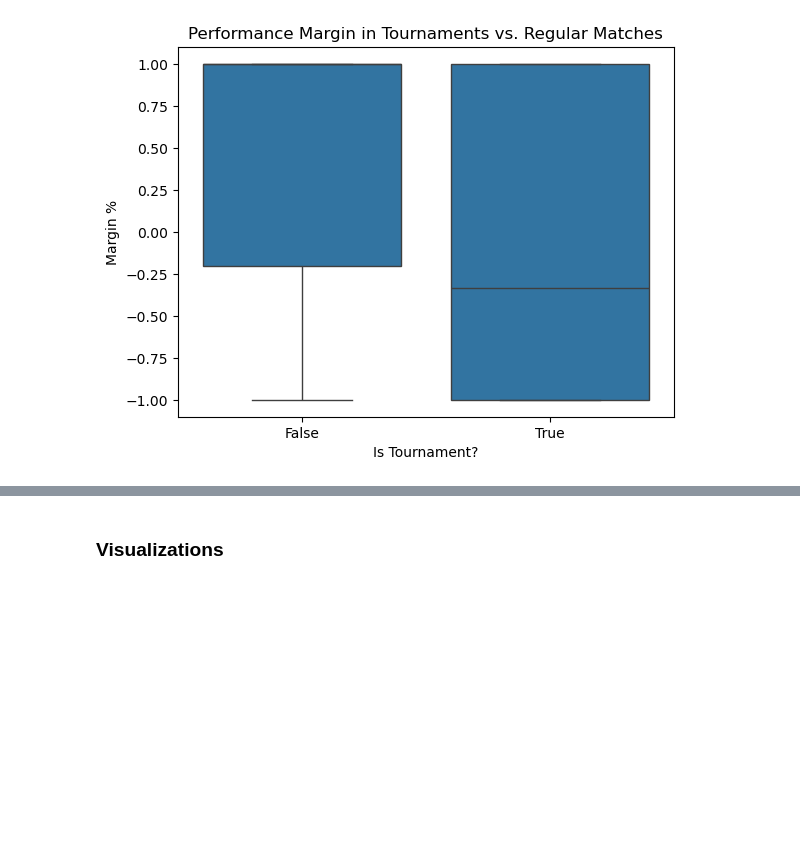
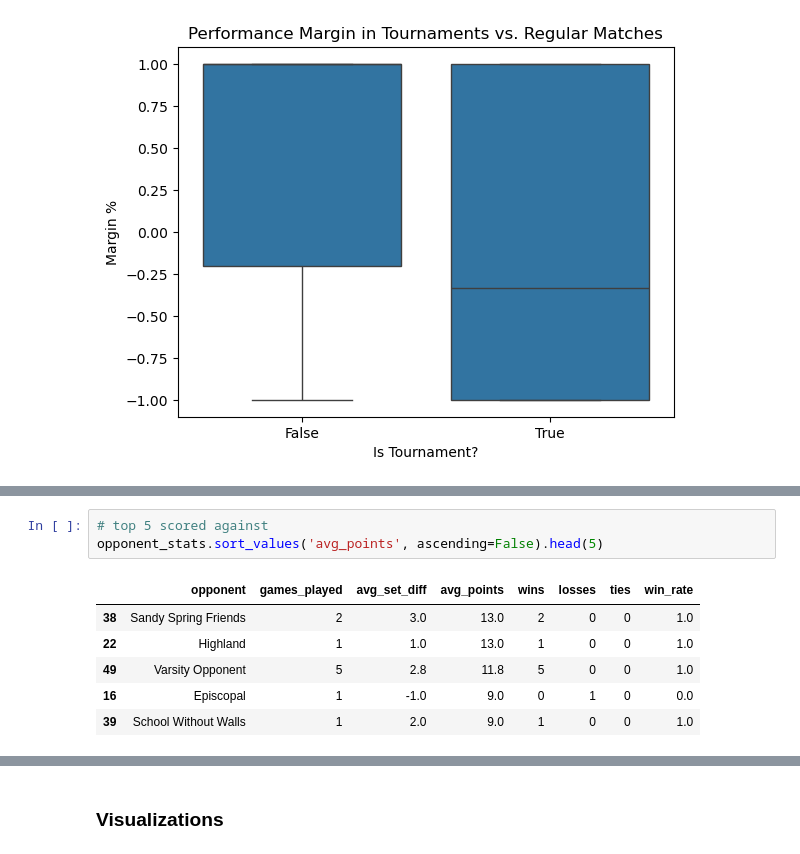
Before and after one commit to drblitx/jr-yr-stats, a Jupyter notebook: notebooks/eda.ipynb, the cells around one changed output, grey strips where cells are left out. Drawn from its saved outputs; the diff is of its cells as text; blank space fills up the shorter version.

```diff
--- a/notebooks/eda.ipynb
+++ b/notebooks/eda.ipynb
@@ -174,0 +205,10 @@ plt.show()
+# %%
+# top 5 scored against
+opponent_stats.sort_values('avg_points', ascending=False).head(5)
+# %% [output]
+|  | opponent | games_played | avg_set_diff | avg_points | wins | losses | ties | win_rate |
+| 38 | Sandy Spring Friends | 2 | 3.0 | 13.0 | 2 | 0 | 0 | 1.0 |
+| 22 | Highland | 1 | 1.0 | 13.0 | 1 | 0 | 0 | 1.0 |
+| 49 | Varsity Opponent | 5 | 2.8 | 11.8 | 5 | 0 | 0 | 1.0 |
+| 16 | Episcopal | 1 | -1.0 | 9.0 | 0 | 1 | 0 | 0.0 |
+| 39 | School Without Walls | 1 | 2.0 | 9.0 | 1 | 0 | 0 | 1.0 |
```
Also changed, not shown: parts of 8 cells of this notebook.
